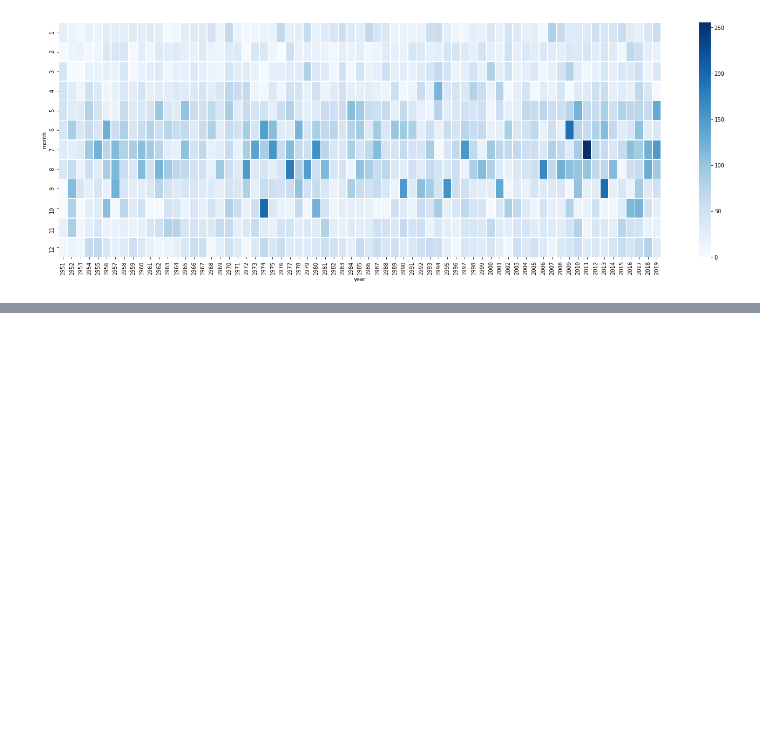
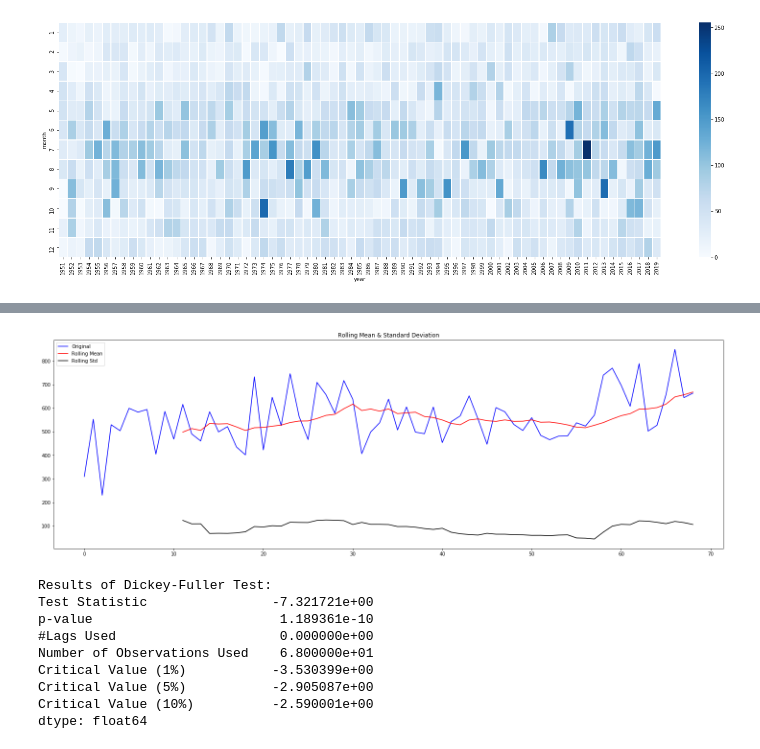
Before and after one commit to PiotrekPluta/Precipitation_Analysis_in_Wizna, a Jupyter notebook: 03_Explore_precipitation_data.ipynb, the cells around one changed output, grey strips where cells are left out. Cells and saved outputs as stored; diff of their text form; code cells hidden in the pictures; blank space fills up the shorter version.

```diff
--- a/03_Explore_precipitation_data.ipynb
+++ b/03_Explore_precipitation_data.ipynb
@@ -30,0 +93,33 @@ plt.show()
+# %%
+# piszemy funkcję, która pozwoli wizualnie przedstawić średnią kroczącą i odchylenie standardowe kroczące
+def test_stationarity(timeseries):
+    rolmean = timeseries.rolling(12).mean() #średnia ruchoma z okresu 12 miesięcy(przesuwająca się o jeden zawsze)
+    rolstd = timeseries.rolling(12).std() #odchylenie standardowe z okresu 12 miesięcy
+    #Plot rolling statistics:
+    plt.figure(figsize=(25,8));
+    orig = plt.plot(timeseries, color='blue',label='Original')
+    mean = plt.plot(rolmean, color='red', label='Rolling Mean')
+    std = plt.plot(rolstd, color='black', label = 'Rolling Std')
+    plt.legend(loc='best')
+    plt.title('Rolling Mean & Standard Deviation')
+    plt.show(block=False)
+    print('Results of Dickey-Fuller Test:')
+
+    dftest = adfuller(timeseries, autolag='AIC')
+    dfoutput = pd.Series(dftest[0:4], index=['Test Statistic','p-value','#Lags Used','Number of Observations Used'])
+    for key,value in dftest[4].items():
+        dfoutput['Critical Value (%s)'%key] = value
+    print(dfoutput)
+# %%
+test_stationarity(total_yearly_precip['total_precip'])
+# %% [output]
+[figure, added]
+Results of Dickey-Fuller Test:
+Test Statistic                -7.321721e+00
+p-value                        1.189361e-10
+#Lags Used                     0.000000e+00
+Number of Observations Used    6.800000e+01
+Critical Value (1%)           -3.530399e+00
+Critical Value (5%)           -2.905087e+00
+Critical Value (10%)          -2.590001e+00
+dtype: float64
```
Also changed, not shown: parts of 11 cells of this notebook.
